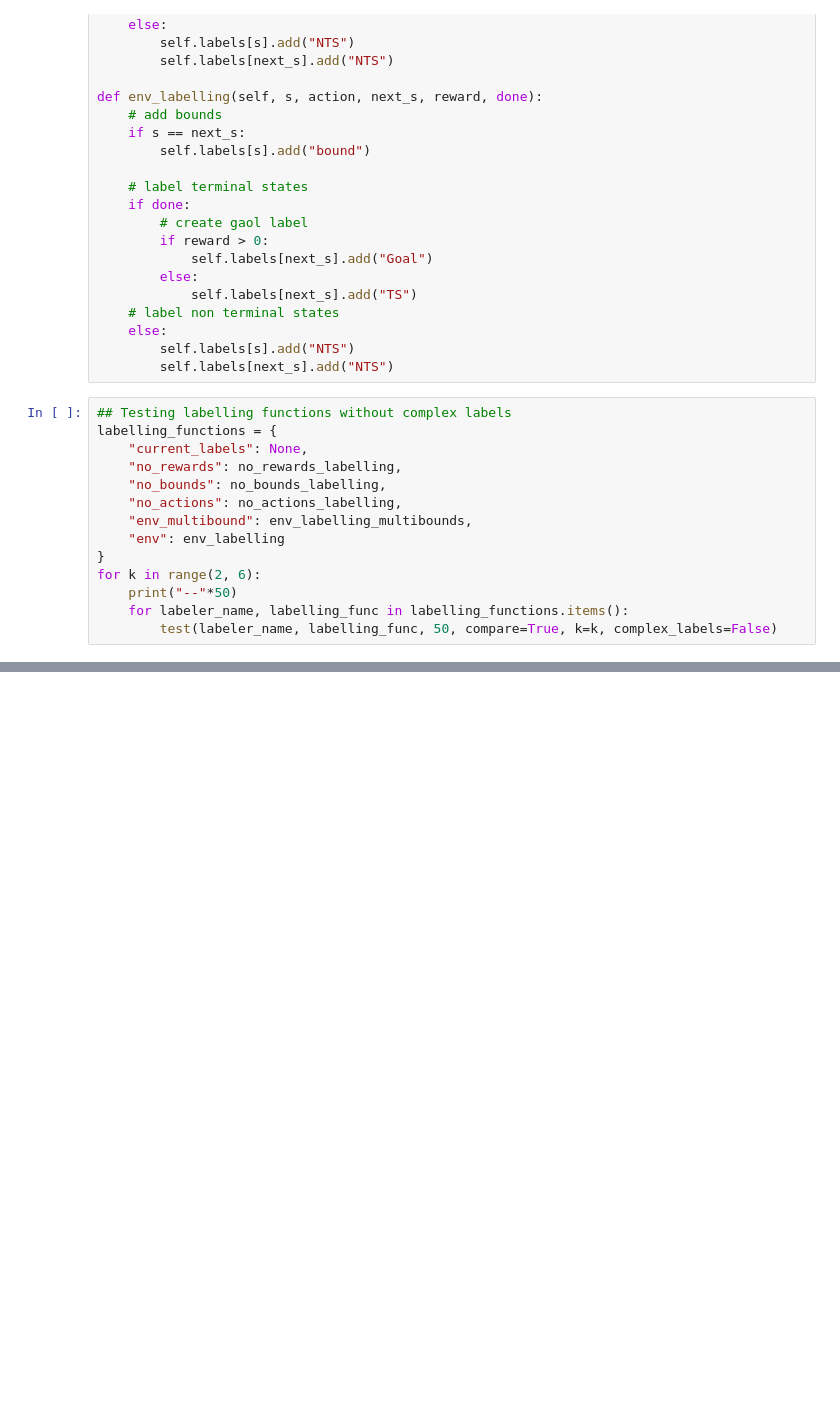
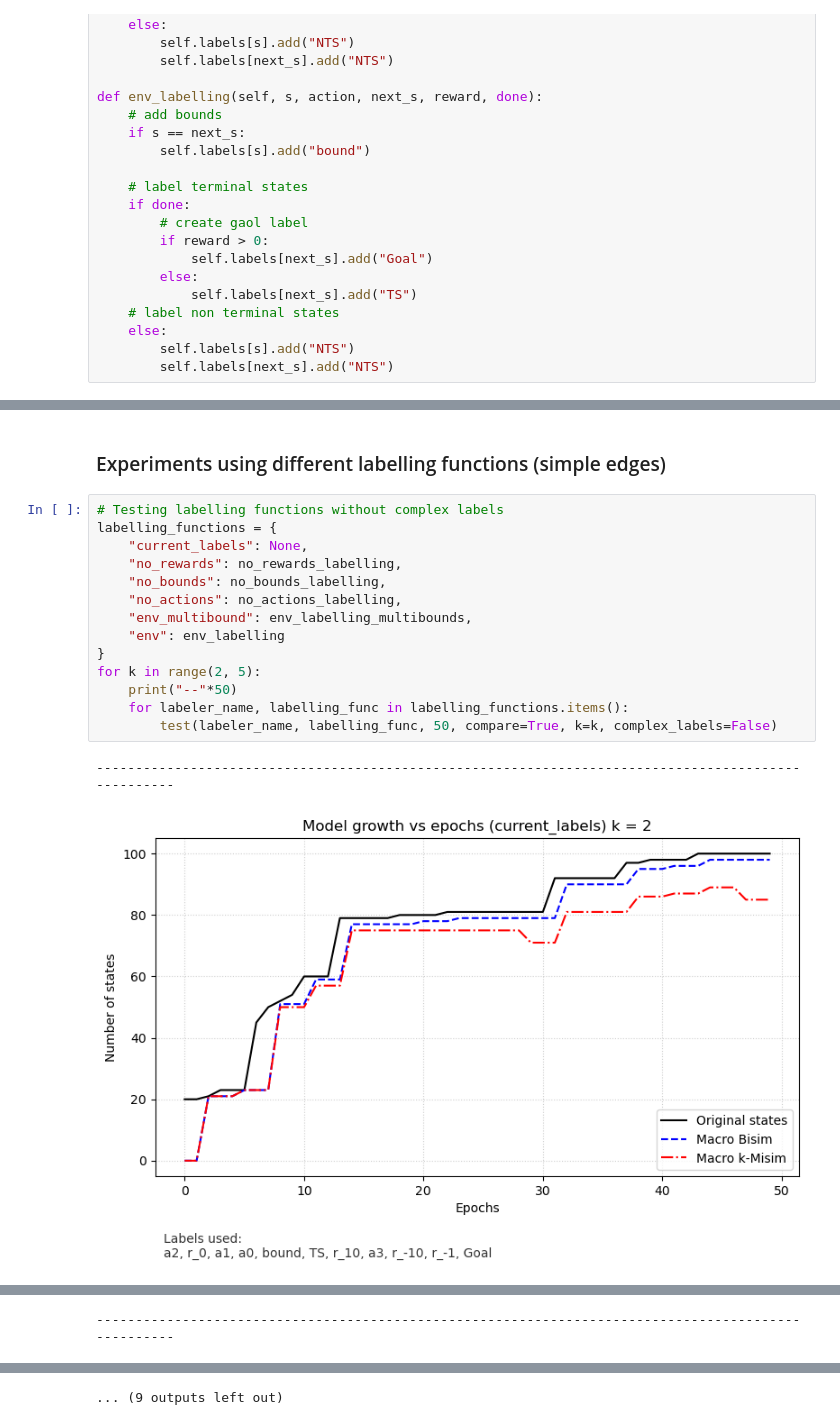
Before and after one commit to sebasaguerre/MentalModel_Generator_SymbolicAI, a Jupyter notebook: experiments.ipynb, the cells around one changed output, grey strips where cells are left out. Saved outputs shown, nothing was run; the diff lists cells and outputs as text; blank space fills up the shorter version.

```diff
--- a/experiments.ipynb
+++ b/experiments.ipynb
@@ -162,17 +174,3 @@ def env_labelling(self, s, action, next_s, reward, done):
     else:
         self.labels[s].add("NTS")
         self.labels[next_s].add("NTS")
-# %%
-## Testing labelling functions without complex labels
-labelling_functions = {
-    "current_labels": None,
-    "no_rewards": no_rewards_labelling,
-    "no_bounds": no_bounds_labelling,
-    "no_actions": no_actions_labelling,
-    "env_multibound": env_labelling_multibounds,
-    "env": env_labelling
-}
-for k in range(2, 6):
-    print("--"*50)
-    for labeler_name, labelling_func in labelling_functions.items():
-        test(labeler_name, labelling_func, 50, compare=True, k=k, complex_labels=False)
@@ -192,0 +177,19 @@ for k in range(2, 6):
+# %% [markdown]
+### Experiments using different labelling functions (simple edges)
+# %%
+# Testing labelling functions without complex labels
+labelling_functions = {
+    "current_labels": None,
+    "no_rewards": no_rewards_labelling,
+    "no_bounds": no_bounds_labelling,
+    "no_actions": no_actions_labelling,
+    "env_multibound": env_labelling_multibounds,
+    "env": env_labelling
+}
+for k in range(2, 5):
+    print("--"*50)
+    for labeler_name, labelling_func in labelling_functions.items():
+        test(labeler_name, labelling_func, 50, compare=True, k=k, complex_labels=False)
+# %% [output]
+----------------------------------------------------------------------------------------------------
+[figure, added]
@@ -192,0 +201 @@ for k in range(2, 6):
+----------------------------------------------------------------------------------------------------
@@ -192,0 +206 @@ for k in range(2, 6):
+... (9 outputs left out)
```
Also changed, not shown: parts of 5 cells of this notebook, 7 other files.
